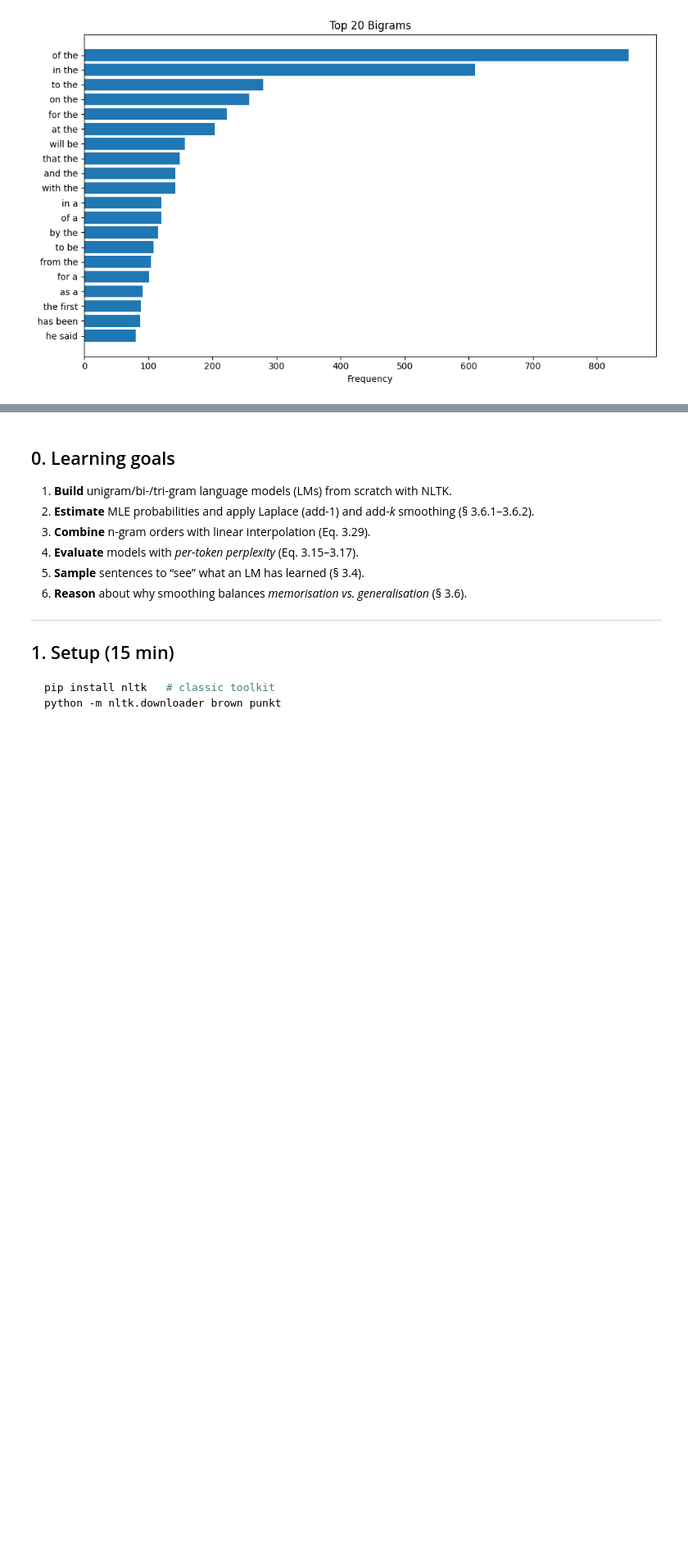
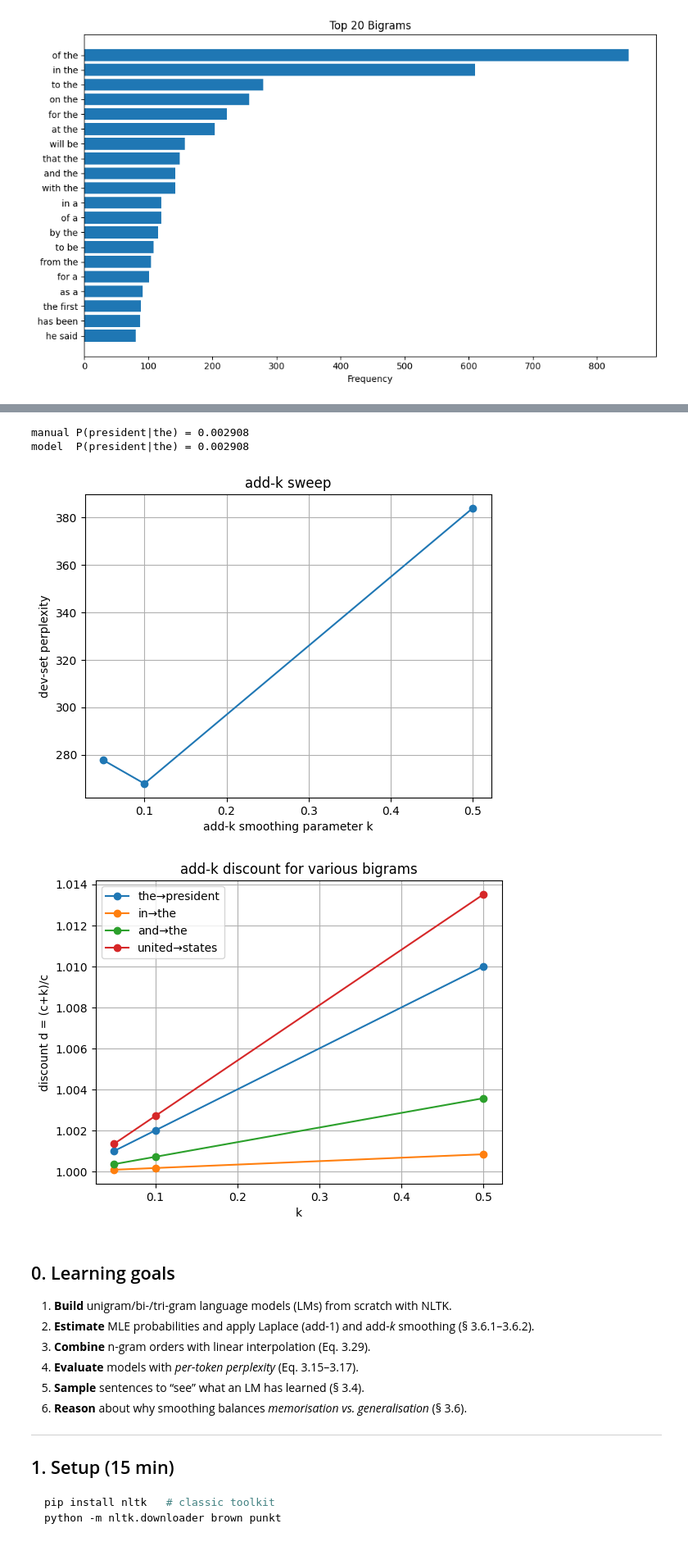
Before and after one commit to MIC-Laboratory/NN-LLM-Journey, a Jupyter notebook: week03/lab03.ipynb, the cells around one changed output, grey strips where cells are left out. Shown at 82% size. Drawn from its saved outputs; the diff is of its cells as text; code cells hidden in the pictures; blank space fills up the shorter version.

```diff
--- a/week03/lab03.ipynb
+++ b/week03/lab03.ipynb
@@ -245,3 +278,78 @@ Trigram : 11.1
+# %%
+import math
+import nltk
+from nltk.corpus import brown
+from nltk.lm import Laplace, Lidstone
+from nltk.lm.preprocessing import padded_everygram_pipeline, pad_both_ends
+from nltk.util import ngrams
+import matplotlib.pyplot as plt
+
+# … assume preprocess_brown, avg_pp, dev_clean have been defined above …
+
+# build corpus & vocab size
+corpus = list(preprocess_brown('news'))
+V = len({tok for sent in corpus for tok in sent})
+
+# 1. Laplace: verify Eq. 3.24/3.26 on a single bigram
+lap1 = Laplace(1)
+data1, _ = padded_everygram_pipeline(1, corpus)
+lap1.fit(data1, vocabulary_text=[tok for sent in corpus for tok in sent])
+
+lap2 = Laplace(2)
+data2, _ = padded_everygram_pipeline(2, corpus)
+lap2.fit(data2, vocabulary_text=[tok for sent in corpus for tok in sent])
+
+# pick a bigram
+ctx = ('the',)
+tok = 'president'
+c_bigram   = lap2.counts[ctx][tok]
+c_unigram  = sum(lap2.counts[ctx].values())
+manual     = (c_bigram + 1) / (c_unigram + V)    # Eq 3.24
+auto_score = lap2.score(tok, ctx)
+print(f"manual P({tok}|{ctx[0]}) = {manual:.6f}")
+print(f"model  P({tok}|{ctx[0]}) = {auto_score:.6f}")
+
+# 2. add-k sweep & dev-set perplexity
+ks  = [0.05, 0.1, 0.5]
+pps = []
+for k in ks:
+    model = Lidstone(k, 2)
+    train_data, _ = padded_everygram_pipeline(2, corpus)
+    model.fit(train_data, vocabulary_text=[tok for sent in corpus for tok in sent])
+    pps.append(avg_pp(model, dev_clean))
+
+plt.figure()
+plt.plot(ks, pps, marker='o')
+plt.xlabel('add-k smoothing parameter k')
+plt.ylabel('dev-set perplexity')
+plt.title('add-k sweep')
+plt.grid(True)
+plt.show()
+
+# 3. Visualise discount d = new/old count for a few bigrams
+bigrams_to_plot = [
+    ('the','president'),
+    ('in','the'),
+    ('and','the'),
+    ('united','states')
+]
+
+plt.figure()
+for bg in bigrams_to_plot:
+    c  = lap2.counts[(bg[0],)][bg[1]]
+    ds = [(c + k)/c for k in ks]
+    plt.plot(ks, ds, marker='o', label=f"{bg[0]}→{bg[1]}")
+plt.xlabel('k')
+plt.ylabel('discount d = (c+k)/c')
+plt.title('add-k discount for various bigrams')
+plt.legend()
+plt.grid(True)
+plt.show()
+# %% [output]
+manual P(president|the) = 0.002908
+model  P(president|the) = 0.002908
+[figure, added]
+[figure, added]
 # %% [markdown]
 
 
```
Also changed, not shown: parts of 5 cells of this notebook.
